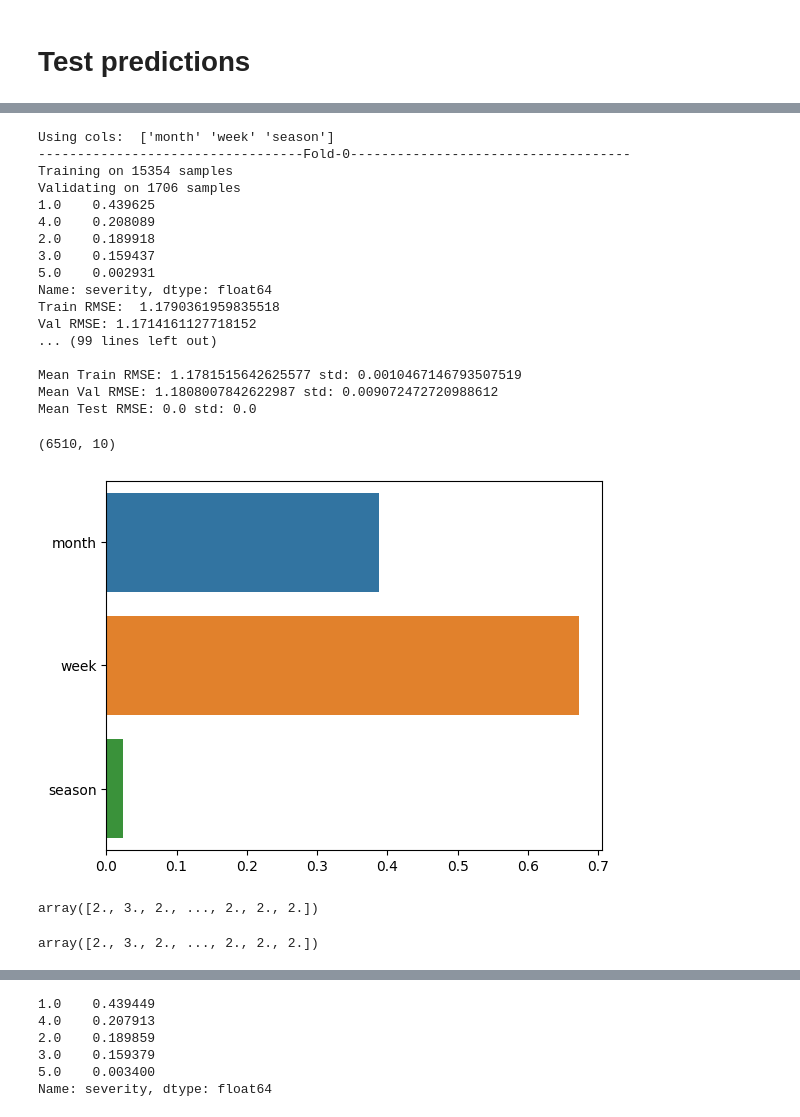
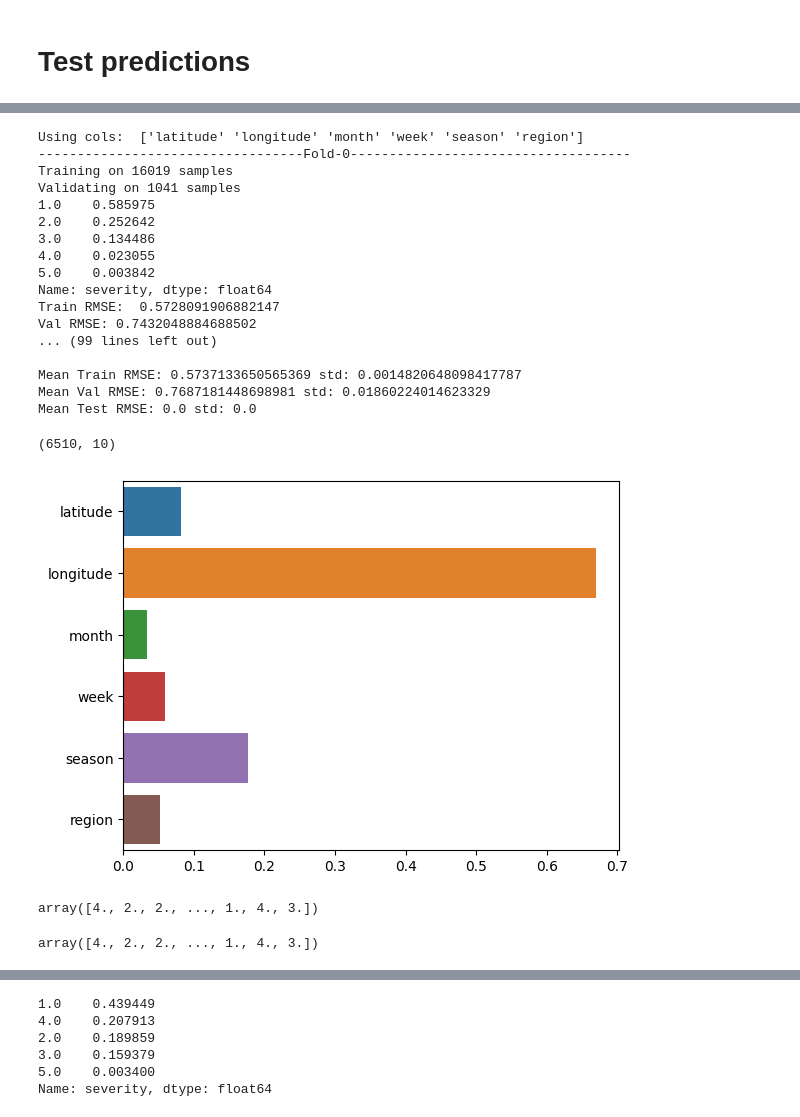
Before and after one commit to k-loki/Algal-bloom-Identification, a Jupyter notebook: notebooks/mt_data_again.ipynb, the cells around one changed output, grey strips where cells are left out. Cells and saved outputs as stored; diff of their text form; code cells hidden in the pictures.

Commit message:
making repeated preds

```diff
--- a/notebooks/mt_data_again.ipynb
+++ b/notebooks/mt_data_again.ipynb
@@ -573,40 +574,42 @@ all_X_train.shape, all_y_train.shape
 # %%
 X_test.week = X_test.week.astype('int')
-# X_test.region = X_test.region.map(reg_map)
+X_test.region = X_test.region.map(reg_map)
 # %%
-xgb = XGBRegressor(n_estimators=1000, max_depth=3, learning_rate=0.1, n_jobs=-1, random_state=12_000, tree_method='gpu_hist', gpu_id=0)
-test_preds_cv, train_preds_cv = cv_it(xgb, all_X_train, all_y_train, X_test=X_test, splits=10, cv_predict=True)
+xgb = XGBRegressor(n_estimators=1000, max_depth=5, learning_rate=0.1, n_jobs=-1, random_state=12_000, tree_method='gpu_hist', gpu_id=0)
+test_preds_cv, train_preds_cv, *_ = cv_it(xgb, all_X_train, all_y_train, X_test=X_test, splits=10, cv_predict=True)
 test_preds_cv.shape
 # %% [output]
-Using cols:  ['month' 'week' 'season']
+Using cols:  ['latitude' 'longitude' 'month' 'week' 'season' 'region']
 ----------------------------------Fold-0------------------------------------
-Training on 15354 samples
-Validating on 1706 samples
-1.0    0.439625
-4.0    0.208089
-2.0    0.189918
-3.0    0.159437
-5.0    0.002931
+Training on 16019 samples
+Validating on 1041 samples
+1.0    0.585975
+2.0    0.252642
+3.0    0.134486
+4.0    0.023055
+5.0    0.003842
 Name: severity, dtype: float64
-Train RMSE:  1.1790361959835518
-Val RMSE: 1.1714161127718152
+Train RMSE:  0.5728091906882147
+Val RMSE: 0.7432048884688502
 ... (99 lines left out)
 
-Mean Train RMSE: 1.1781515642625577 std: 0.0010467146793507519
-Mean Val RMSE: 1.1808007842622987 std: 0.009072472720988612
+Mean Train RMSE: 0.5737133650565369 std: 0.0014820648098417787
+Mean Val RMSE: 0.7687181448698981 std: 0.01860224014623329
 Mean Test RMSE: 0.0 std: 0.0
 (6510, 10)
-[figure, old version]
+[figure, new version]
 # %%
 preds_rmr = np.round(np.mean(np.round(test_preds_cv), axis=1))
-preds_rmr  # mean of rounded predictions
+preds_rmr = np.clip(preds_rmr, 1, 5) # mean of rounded predictions
+preds_rmr
 # %% [output]
-array([2., 3., 2., ..., 2., 2., 2.])
+array([4., 2., 2., ..., 1., 4., 3.])
 # %%
 preds_rm = np.round(np.mean(test_preds_cv, axis=1))
-preds_rm # rounded mean s
+preds_rm = np.clip(preds_rm, 1, 5) # rounded mean
+preds_rm
 # %% [output]
-array([2., 3., 2., ..., 2., 2., 2.])
+array([4., 2., 2., ..., 1., 4., 3.])
 # %%
 analyize_matches(preds_rmr, preds_rm)
 # 265.0 samples are off!
```
Also changed, not shown: parts of 11 cells of this notebook.
